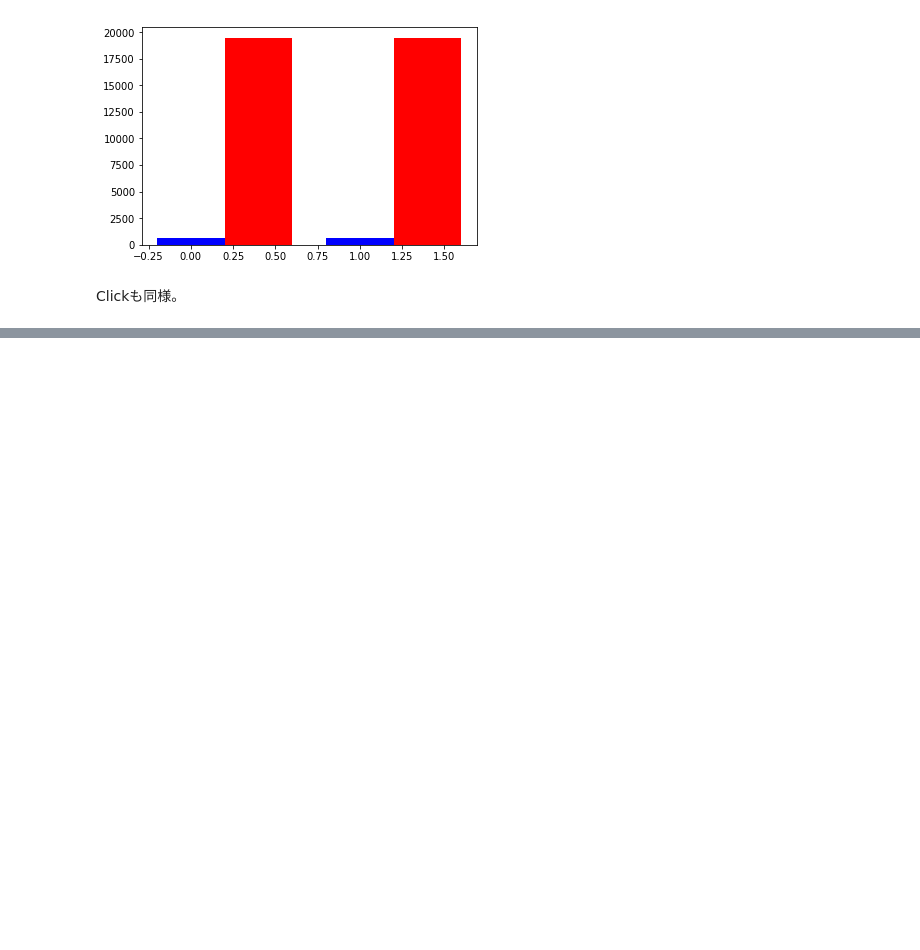
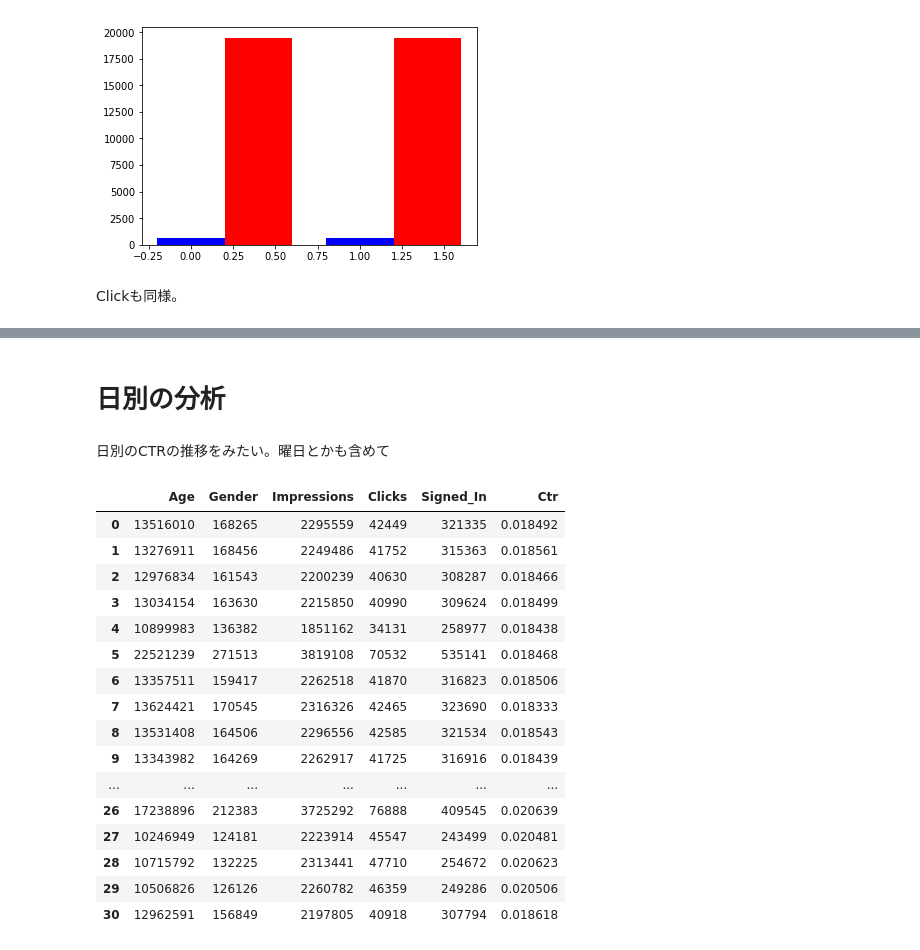
Before and after one commit to g0nta/sandbox, a Jupyter notebook: NY_Times/NY_Times.ipynb, the cells around one changed output, grey strips where cells are left out. Drawn from its saved outputs; the diff is of its cells as text; code cells hidden in the pictures; blank space fills up the shorter version.

Commit message:
investigate dayly ctr

```diff
--- a/NY_Times/NY_Times.ipynb
+++ b/NY_Times/NY_Times.ipynb
@@ -151,0 +163,29 @@ Clickも同様。
+# %% [markdown]
+# 日別の分析
+# %% [markdown]
+日別のCTRの推移をみたい。曜日とかも含めて
+# %%
+df_dayly = pd.read_csv('http://stat.columbia.edu/~rachel/datasets/nyt1.csv').sum().to_frame().T
+for i in range(2, 32):
+    df_dayly = df_dayly.append(pd.read_csv('http://stat.columbia.edu/~rachel/datasets/nyt' + str(i) + '.csv').sum().to_frame().T, ignore_index=True)
+# %%
+df_dayly['Ctr'] = df_dayly['Clicks']/df_dayly['Impressions']
+df_dayly
+# %% [output]
+|  | Age | Gender | Impressions | Clicks | Signed_In | Ctr |
+| 0 | 13516010 | 168265 | 2295559 | 42449 | 321335 | 0.018492 |
+| 1 | 13276911 | 168456 | 2249486 | 41752 | 315363 | 0.018561 |
+| 2 | 12976834 | 161543 | 2200239 | 40630 | 308287 | 0.018466 |
+| 3 | 13034154 | 163630 | 2215850 | 40990 | 309624 | 0.018499 |
+| 4 | 10899983 | 136382 | 1851162 | 34131 | 258977 | 0.018438 |
+| 5 | 22521239 | 271513 | 3819108 | 70532 | 535141 | 0.018468 |
+| 6 | 13357511 | 159417 | 2262518 | 41870 | 316823 | 0.018506 |
+| 7 | 13624421 | 170545 | 2316326 | 42465 | 323690 | 0.018333 |
+| 8 | 13531408 | 164506 | 2296556 | 42585 | 321534 | 0.018543 |
+| 9 | 13343982 | 164269 | 2262917 | 41725 | 316916 | 0.018439 |
+| ... | ... | ... | ... | ... | ... | ... |
+| 26 | 17238896 | 212383 | 3725292 | 76888 | 409545 | 0.020639 |
+| 27 | 10246949 | 124181 | 2223914 | 45547 | 243499 | 0.020481 |
+| 28 | 10715792 | 132225 | 2313441 | 47710 | 254672 | 0.020623 |
+| 29 | 10506826 | 126126 | 2260782 | 46359 | 249286 | 0.020506 |
+| 30 | 12962591 | 156849 | 2197805 | 40918 | 307794 | 0.018618 |
```
Also changed, not shown: parts of 1 cell of this notebook.
